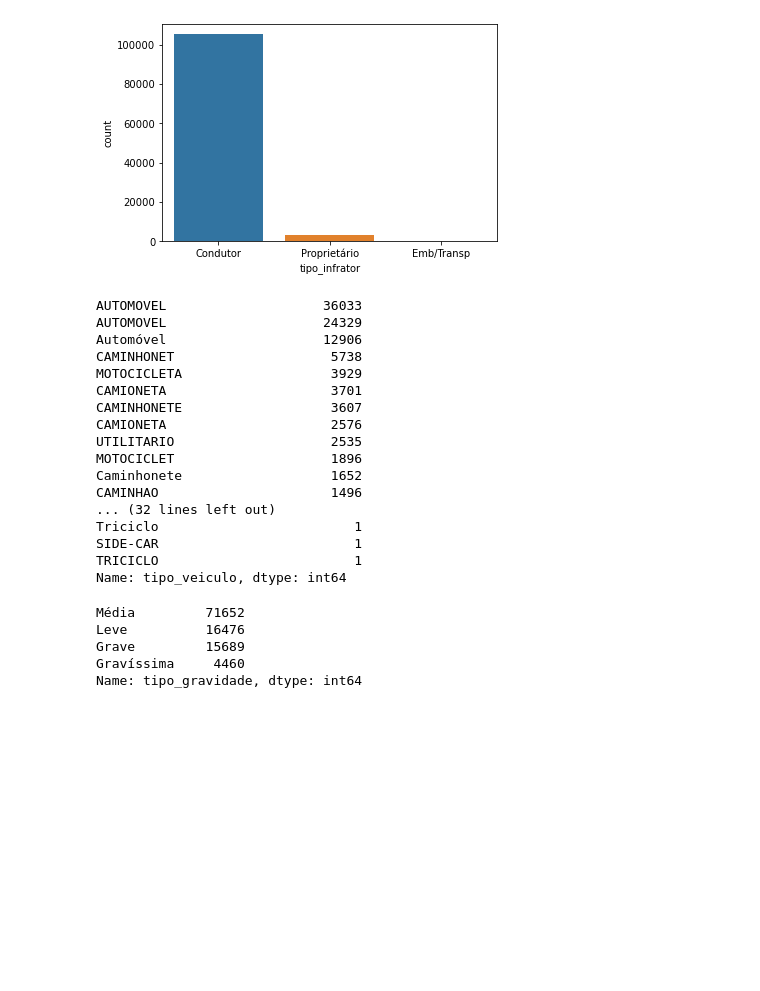
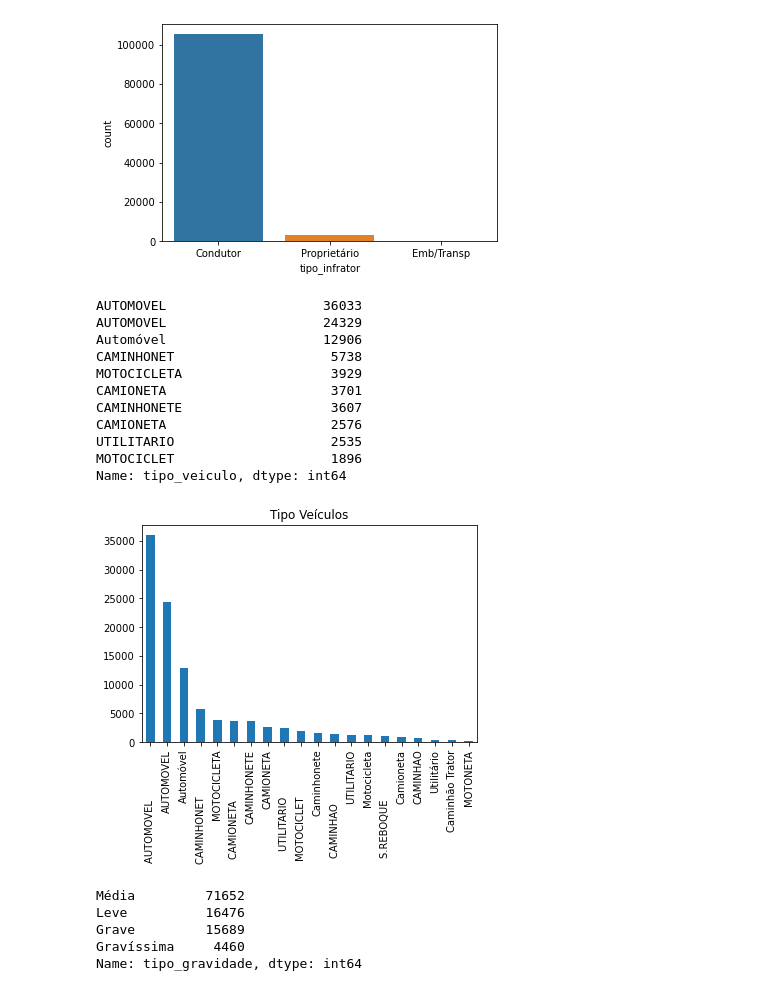
Before and after one commit to GeraldoSilva1982/notebooks, a Jupyter notebook: infracoes.ipynb, the cells around one changed output. Cells and saved outputs as stored; diff of their text form; code cells hidden in the pictures; blank space fills up the shorter version.

```diff
--- a/infracoes.ipynb
+++ b/infracoes.ipynb
@@ -12,9 +13,9 @@ import seaborn as sns
 %matplotlib inline
 # %%
-#Lendo arquivo custo_diaria.csv fornecido pelo Professor Leandro Lessa
+#Lendo arquivo csv
 
-dataset = "~/gerFiles/dataUnimed/desafio/dados-abertosset2022.csv"
-dados= pd.read_csv(dataset, header=None, sep = ";")
+path_dataset = "<Coloque aqui o local onde está o arquivo>/dados-abertosset2022.csv"
+dados= pd.read_csv(path_dataset, header=None, sep = ";")
 # %%
 #lendo informações
 #imprimindo informações basicas
@@ -149,26 +151,22 @@ Emb/Transp           2
 Name: tipo_infrator, dtype: int64
 [figure]
 # %%
-#sns.countplot(x =dados_infrator_veiculo_gravidade['tipo_veiculo'] , data = dados_infrator_veiculo_gravidade)
-dados_infrator_veiculo_gravidade['tipo_veiculo'].value_counts()
+#sns.countplot(x =dados_infrator_veiculo_gravidade['tipo_veiculo'].value_counts()[:10], data = dados_infrator_veiculo_gravidade)
+dados_infrator_veiculo_gravidade['tipo_veiculo'].value_counts()[:20].plot(kind='bar', title='Tipo Veículos')
+dados_infrator_veiculo_gravidade['tipo_veiculo'].value_counts()[:10]
 # %% [output]
 AUTOMOVEL                    36033
 AUTOMOVEL                    24329
 Automóvel                    12906
 CAMINHONET                    5738
 MOTOCICLETA                   3929
 CAMIONETA                     3701
 CAMINHONETE                   3607
 CAMIONETA                     2576
 UTILITARIO                    2535
 MOTOCICLET                    1896
-Caminhonete                   1652
-CAMINHAO                      1496
-... (32 lines left out)
-Triciclo                         1
-SIDE-CAR                         1
-TRICICLO                         1
 Name: tipo_veiculo, dtype: int64
+[figure, added]
 # %%
 sns.countplot(x =dados_infrator_veiculo_gravidade['tipo_gravidade'], data = dados_infrator_veiculo_gravidade)
 dados_infrator_veiculo_gravidade['tipo_gravidade'].value_counts()
```
Also changed, not shown: parts of 3 cells of this notebook.
